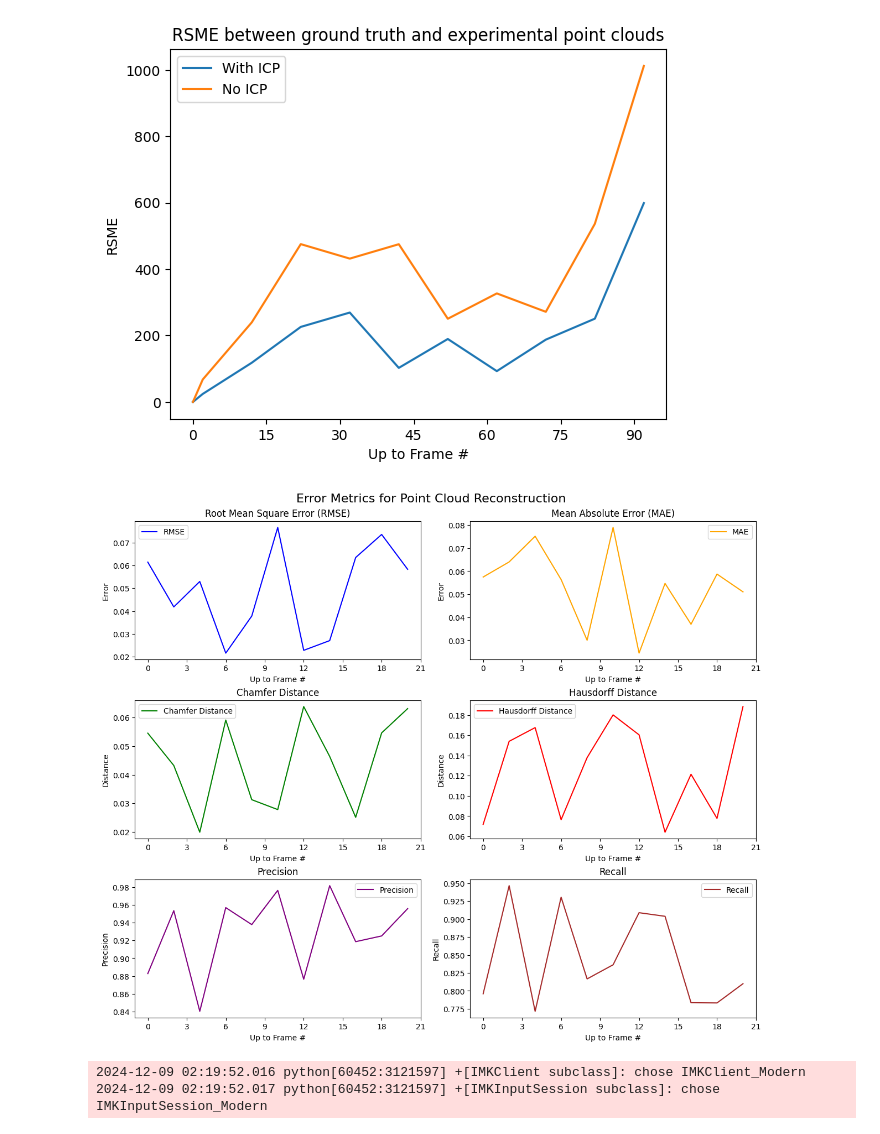
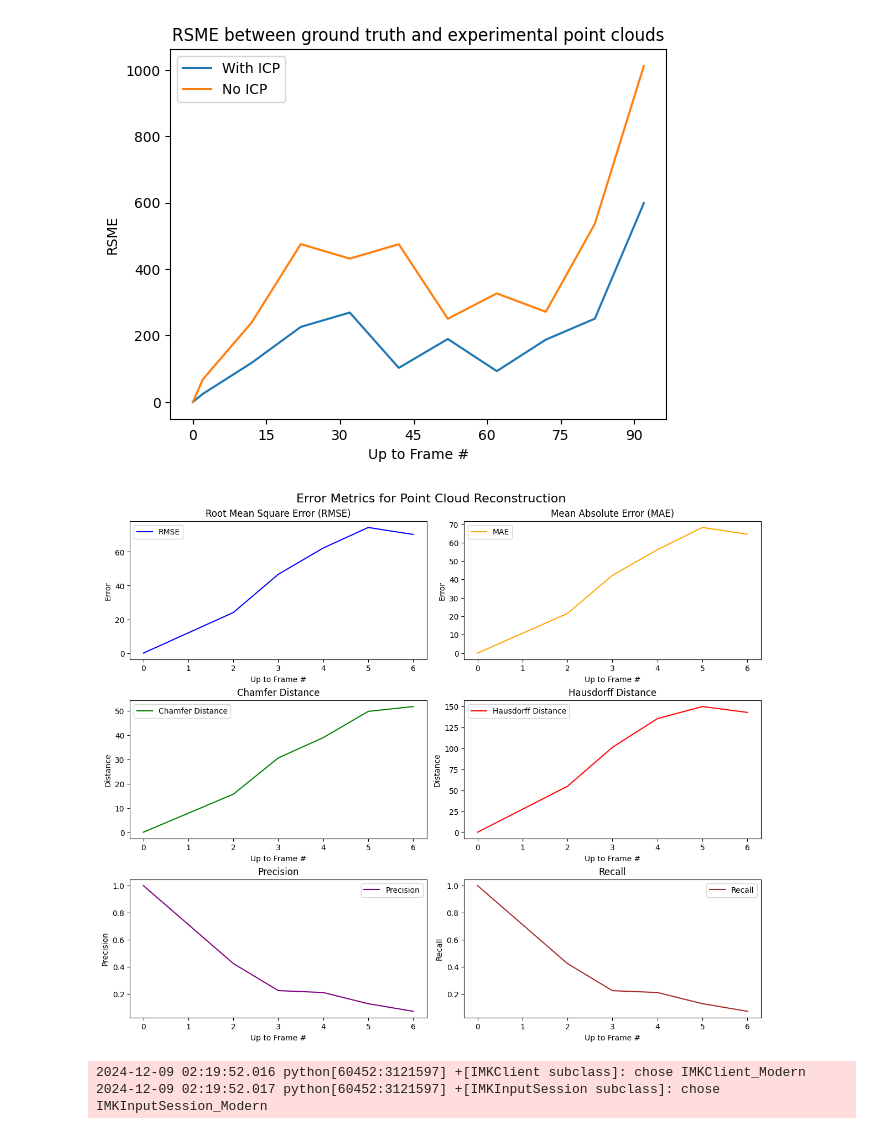
Before and after one commit to StarDylan/Xtractofuse, a Jupyter notebook: point_cloud.ipynb, the cells around one changed output. Drawn from its saved outputs; the diff is of its cells as text; code cells hidden in the pictures.

```diff
--- a/point_cloud.ipynb
+++ b/point_cloud.ipynb
@@ -15,6 +39,6 @@ show_random_sample(DATASET_PATH)
 # %%
 EVERY = 3
-MAX_NUM_FRAMES = 500
+MAX_NUM_FRAMES = 10
 
 # With ICP
 exp_point_cloud, rgb, control_point_cloud, metrics = video_to_point_cloud(DATASET_PATH, ransac_matching_threshold=100.0, every=EVERY, max_frames=MAX_NUM_FRAMES)
@@ -102,12 +108,6 @@ chamfer_history = metrics["chamfer"]
 hausdorff_history = metrics["hausdorff"]
 precision_history = metrics["precision"]
 recall_history = metrics["recall"]
-rmse_history = np.random.uniform(0.02, 0.08, len(x))
-mae_history = np.random.uniform(0.02, 0.08, len(x))
-chamfer_history = np.random.uniform(0.01, 0.07, len(x))
-hausdorff_history = np.random.uniform(0.05, 0.2, len(x))
-precision_history = np.random.uniform(0.8, 1.0, len(x))
-recall_history = np.random.uniform(0.7, 0.95, len(x))
 
 # Create subplots
 fig, axes = plt.subplots(3, 2, figsize=(12, 10), constrained_layout=True)
@@ -139,34 +139,34 @@ axes[1, 0].legend()
 # Plot Hausdorff Distance
 axes[1, 1].plot(x, hausdorff_history, color="red", label="Hausdorff Distance")
 axes[1, 1].set_title("Hausdorff Distance")
 axes[1, 1].set_xlabel("Up to Frame #")
 axes[1, 1].set_ylabel("Distance")
 axes[1, 1].xaxis.set_major_locator(MaxNLocator(integer=True))
 axes[1, 1].legend()
 
 # Plot Precision
 axes[2, 0].plot(x, precision_history, color="purple", label="Precision")
 axes[2, 0].set_title("Precision")
 axes[2, 0].set_xlabel("Up to Frame #")
 axes[2, 0].set_ylabel("Precision")
 axes[2, 0].xaxis.set_major_locator(MaxNLocator(integer=True))
 axes[2, 0].legend()
 
 # Plot Recall
 axes[2, 1].plot(x, recall_history, color="brown", label="Recall")
 axes[2, 1].set_title("Recall")
 axes[2, 1].set_xlabel("Up to Frame #")
 axes[2, 1].set_ylabel("Recall")
 axes[2, 1].xaxis.set_major_locator(MaxNLocator(integer=True))
 axes[2, 1].legend()
 
 # Main title for the figure
 fig.suptitle("Error Metrics for Point Cloud Reconstruction", fontsize=16)
 
 # Show the plots
 plt.show()
 # %% [output]
-[figure, old version]
+[figure, new version]
 # %%
 visualize_point_cloud(exp_point_cloud, rgb)
 # %% [output]
```
Also changed, not shown: parts of 3 cells of this notebook, 1 other file.
